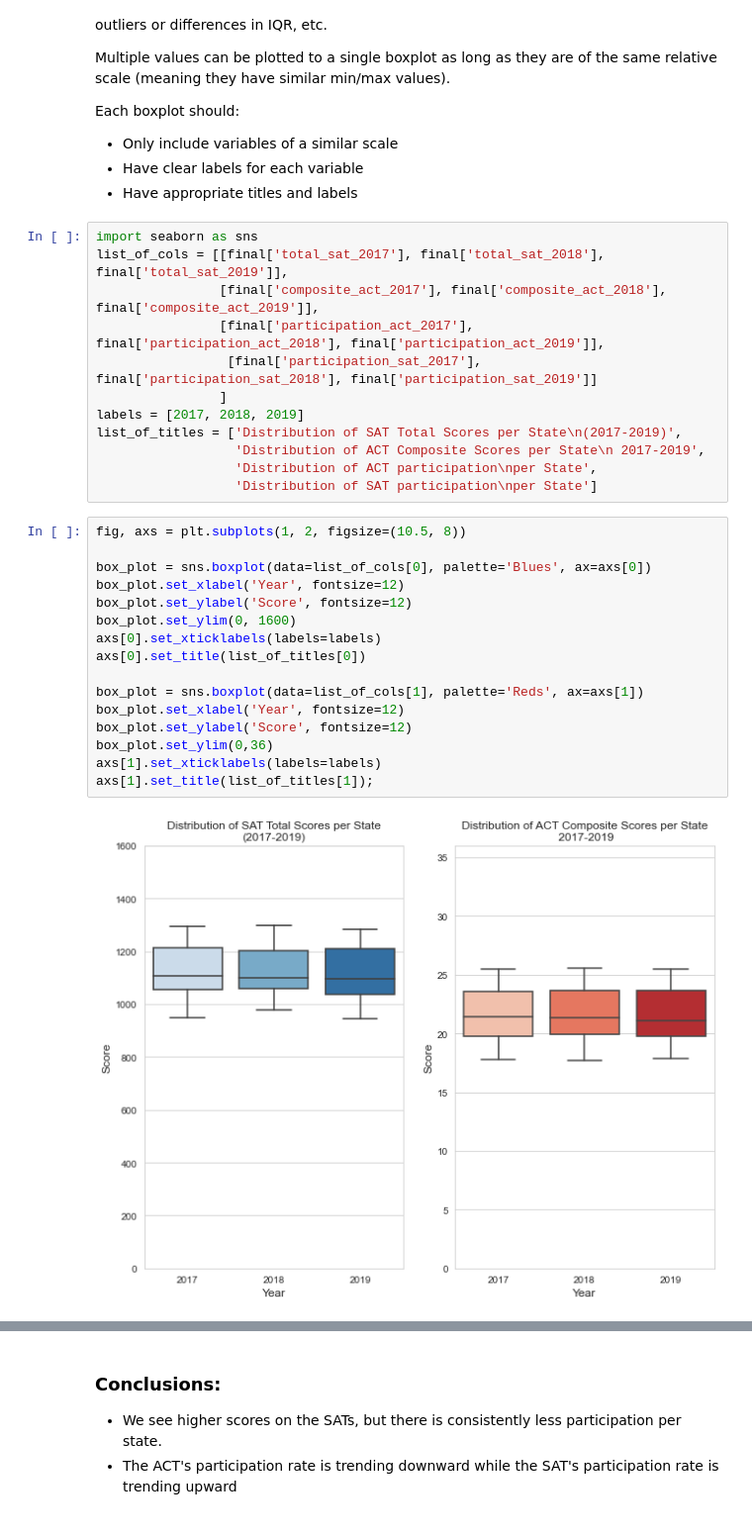
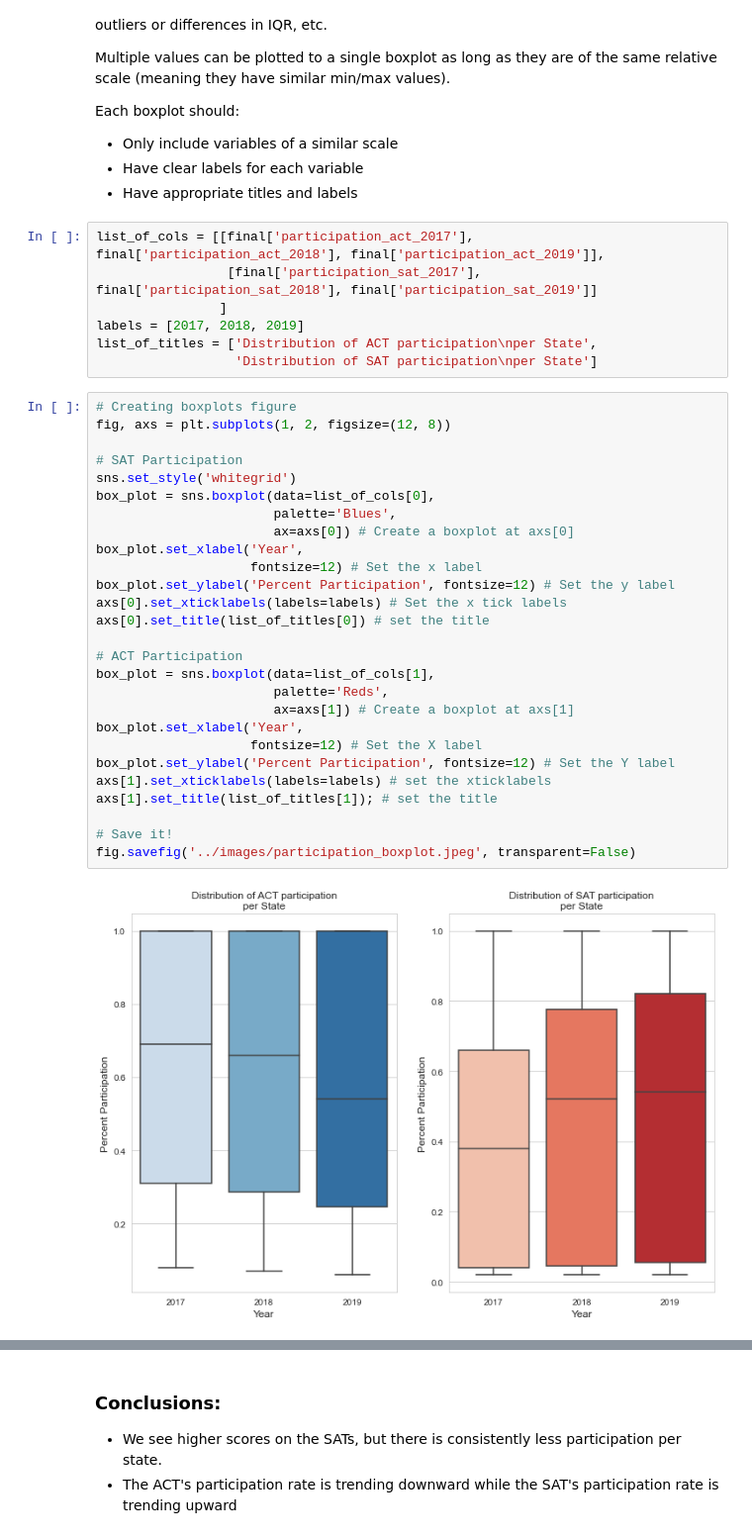
Before and after one commit to EricHeidbreder/GA_projects, a Jupyter notebook: projects/project-1-master/code/sat_act_data_HEIDBREDER.ipynb, the cells around one changed output, grey strips where cells are left out. Shown at 99% size. Cells and saved outputs as stored; diff of their text form.

```diff
--- a/projects/project-1-master/code/sat_act_data_HEIDBREDER.ipynb
+++ b/projects/project-1-master/code/sat_act_data_HEIDBREDER.ipynb
@@ -1196,32 +1230,38 @@ Each boxplot should:
 - Have clear labels for each variable
 - Have appropriate titles and labels
 # %%
-import seaborn as sns
-list_of_cols = [[final['total_sat_2017'], final['total_sat_2018'], final['total_sat_2019']],
-                [final['composite_act_2017'], final['composite_act_2018'], final['composite_act_2019']],
-                [final['participation_act_2017'], final['participation_act_2018'], final['participation_act_2019']],
+list_of_cols = [[final['participation_act_2017'], final['participation_act_2018'], final['participation_act_2019']],
                  [final['participation_sat_2017'], final['participation_sat_2018'], final['participation_sat_2019']]
                 ]
 labels = [2017, 2018, 2019]
-list_of_titles = ['Distribution of SAT Total Scores per State\n(2017-2019)',
-                  'Distribution of ACT Composite Scores per State\n 2017-2019',
-                  'Distribution of ACT participation\nper State',
+list_of_titles = ['Distribution of ACT participation\nper State',
                   'Distribution of SAT participation\nper State']
 # %%
-fig, axs = plt.subplots(1, 2, figsize=(10.5, 8))
+# Creating boxplots figure
+fig, axs = plt.subplots(1, 2, figsize=(12, 8))
 
-box_plot = sns.boxplot(data=list_of_cols[0], palette='Blues', ax=axs[0])
-box_plot.set_xlabel('Year', fontsize=12)
-box_plot.set_ylabel('Score', fontsize=12)
-box_plot.set_ylim(0, 1600)
-axs[0].set_xticklabels(labels=labels)
-axs[0].set_title(list_of_titles[0])
+# SAT Participation
+sns.set_style('whitegrid')
+box_plot = sns.boxplot(data=list_of_cols[0],
+                       palette='Blues',
+                       ax=axs[0]) # Create a boxplot at axs[0]
+box_plot.set_xlabel('Year',
+                    fontsize=12) # Set the x label
+box_plot.set_ylabel('Percent Participation', fontsize=12) # Set the y label
+axs[0].set_xticklabels(labels=labels) # Set the x tick labels
+axs[0].set_title(list_of_titles[0]) # set the title
 
-box_plot = sns.boxplot(data=list_of_cols[1], palette='Reds', ax=axs[1])
-box_plot.set_xlabel('Year', fontsize=12)
-box_plot.set_ylabel('Score', fontsize=12)
-box_plot.set_ylim(0,36)
-axs[1].set_xticklabels(labels=labels)
-axs[1].set_title(list_of_titles[1]);
+# ACT Participation
+box_plot = sns.boxplot(data=list_of_cols[1],
+                       palette='Reds',
+                       ax=axs[1]) # Create a boxplot at axs[1]
+box_plot.set_xlabel('Year',
+                    fontsize=12) # Set the X label
+box_plot.set_ylabel('Percent Participation', fontsize=12) # Set the Y label
+axs[1].set_xticklabels(labels=labels) # set the xticklabels
+axs[1].set_title(list_of_titles[1]); # set the title
+
+# Save it!
+fig.savefig('../images/participation_boxplot.jpeg', transparent=False)
 # %% [output]
-[figure, old version]
+[figure, new version]
```
Also changed, not shown: parts of 40 cells of this notebook, 3 other files.
